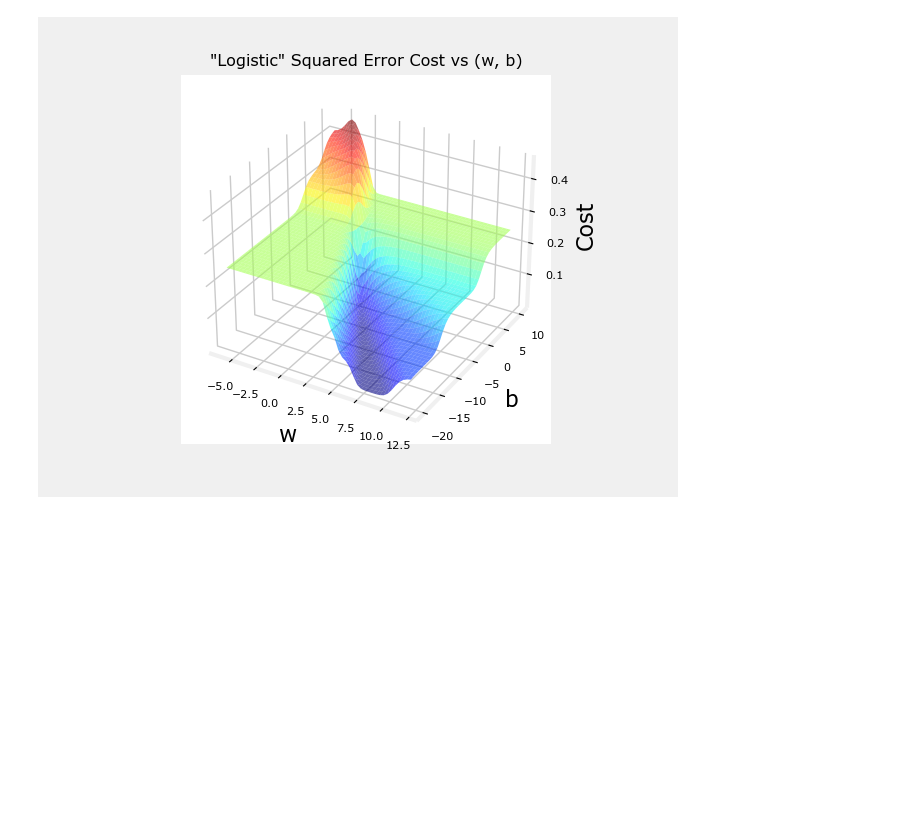
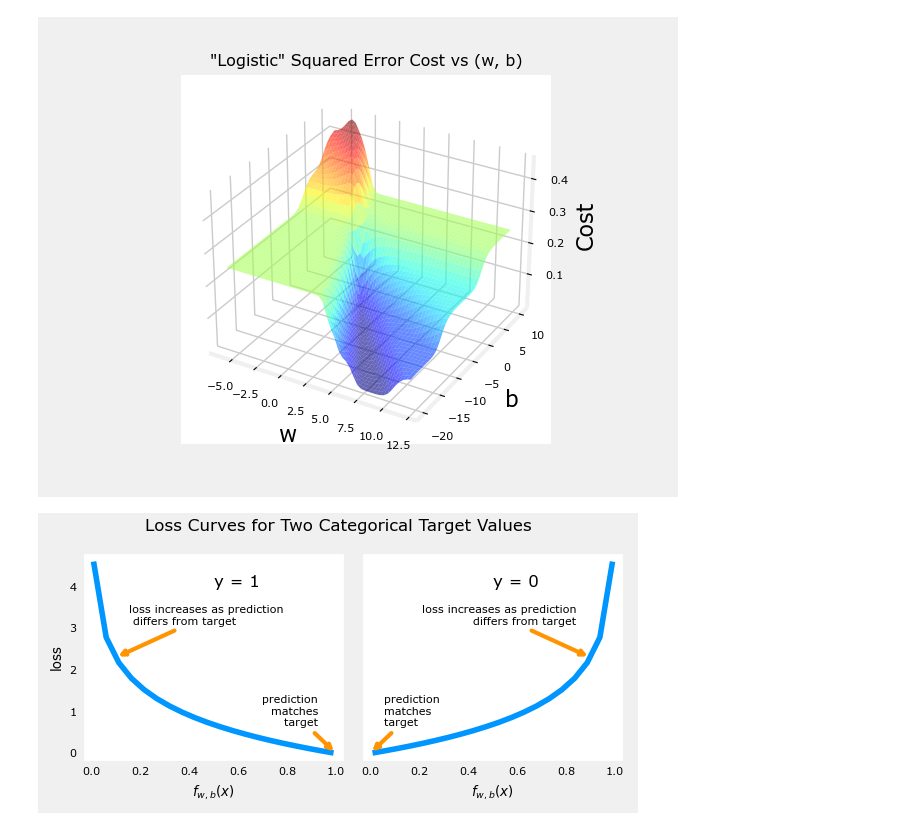
Before and after one commit to amansingh202/python_learning, a Jupyter notebook: Week3_lab04_logisticLoss.ipynb, the cells around one changed output. Cells and saved outputs as stored; diff of their text form; code cells hidden in the pictures; blank space fills up the shorter version.

Commit message:
logistic cost

```diff
--- a/Week3_lab04_logisticLoss.ipynb
+++ b/Week3_lab04_logisticLoss.ipynb
@@ -24,3 +24,8 @@ plt_logistic_squared_error(X_train, y_train)
 plt.show()
 # %% [output]
 [figure]
+# %%
+#plotting logistic loss curves
+plt_two_logistic_loss_curves()
+# %% [output]
+[figure, added]
```
Also changed, not shown: parts of 1 cell of this notebook.
